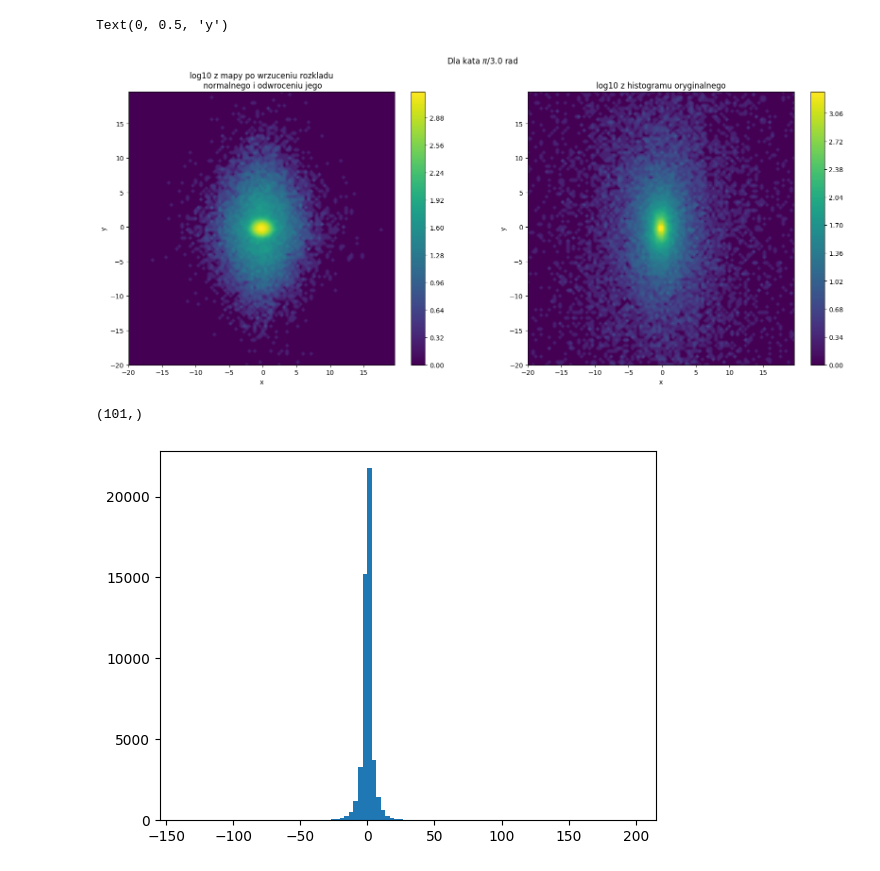
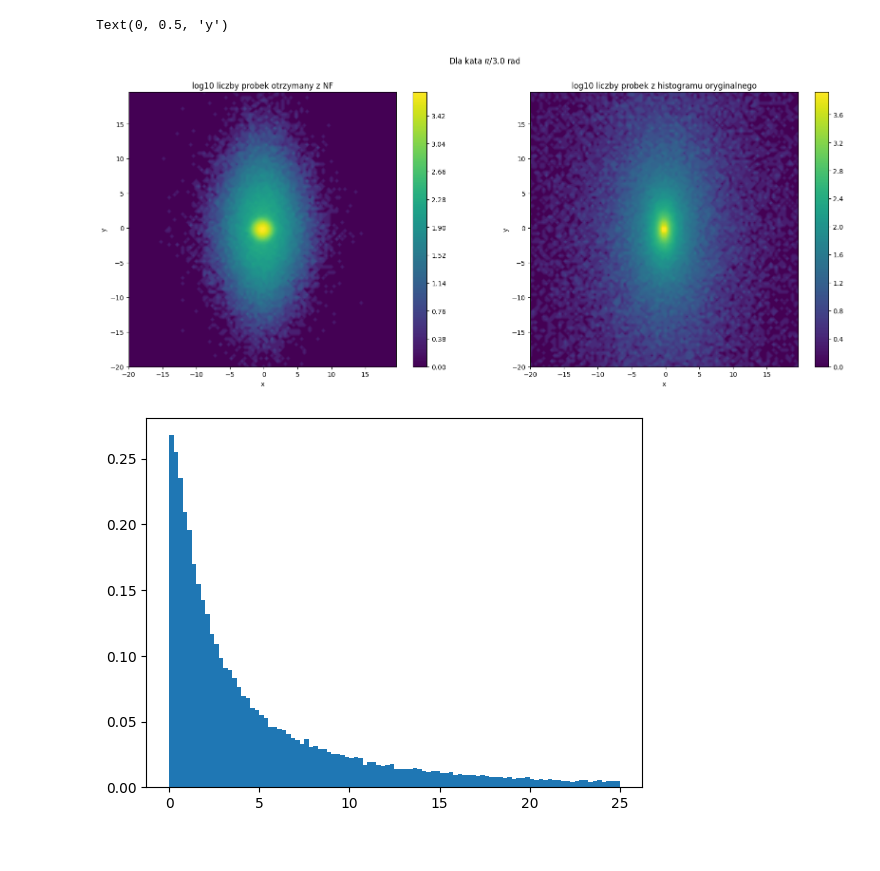
Before and after one commit to kluski777/PraktykiGAN, a Jupyter notebook: NF.ipynb, the cells around one changed output. Saved outputs shown, nothing was run; the diff lists cells and outputs as text; code cells hidden in the pictures.

```diff
--- a/NF.ipynb
+++ b/NF.ipynb
@@ -32,12 +32,11 @@ class NF_layer(nn.Module):
         self.translate = nn.Sequential(*translate_layers)
         self.scale = nn.Sequential(*scale_layers)
         self.optim = torch.optim.RMSprop(self.parameters(), lr=lr) # tu nie jestem pewny moze dwa oddzielne optimizery powinny isc idk
-
         self.to('cuda')
 
     # mozna dodac loss_backward z funkcja probkowania z NKG
     def loss(self, output: torch.Tensor, log_diag: torch.Tensor = None):
-        return 0.5 * (output ** 2).mean() - log_diag.mean() # No czekaj ale do czego to tak naprawde zmierza
+        return 0.5 * (output ** 2).mean() - log_diag.mean()
 
     def loss_and_step(self, output: torch.Tensor, log_diag: torch.Tensor = None):
         self.zero_grad()
@@ -48,7 +47,7 @@ class NF_layer(nn.Module):
 
     def calculate_forward(self, input: torch.Tensor, function: callable) -> torch.Tensor:
         div_indx = input.shape[-1] // 2
-        x1 = input[:, :div_indx]
+        x1 = input[:, :div_indx] # tutaj wypadaloby zrobic permutacje
         x2 = input[:, div_indx:]
 
         scaled = self.scale(x1)
@@ -60,10 +59,10 @@ class NF_layer(nn.Module):
         return z, diag_sum, x1
 
     def forward(self, input: torch.Tensor) -> torch.Tensor:
-        return self.calculate_forward(input, lambda x2, scaled, translated: (x2 + translated) * torch.exp(scaled))
+        return self.calculate_forward(input, lambda x2, scaled, translated: x2 * torch.exp(scaled) + translated)
 
     def inverse(self, input: torch.Tensor) -> torch.Tensor:
-        return self.calculate_forward(input, lambda x2, scaled, translated: x2 / torch.exp(scaled) - translated)
+        return self.calculate_forward(input, lambda x2, scaled, translated: (x2 - translated) / torch.exp(scaled))
 
 
 class NF(nn.Module):
@@ -75,13 +74,10 @@ class NF(nn.Module):
                 nn.Linear(input_size, input_size), nn.Softsign(),
                 nn.Linear(input_size, input_size),
                 nn.Linear(input_size, input_size),
-                nn.Linear(input_size, input_size),
-                nn.Linear(input_size, input_size),
             ]
 
         def translating_components():
             return [
-                nn.Linear(input_size, input_size),
                 nn.Linear(input_size, input_size),
             ]
 
@@ -114,6 +110,7 @@ class NF(nn.Module):
                 output = output.detach()
 
         if learn:
+            # AI mowi zeby dopiero tutaj robic update wag
             return losses
 
         return output
@@ -184,16 +181,16 @@ def learn_nf(nf_model: nn.Module, GENERATOR_SAMPLES_TO_RETURN: int, BATCH_SIZE:
 
 GENERATOR_SAMPLES_TO_RETURN = 768
 DIMS = GENERATOR_SAMPLES_TO_RETURN // 4
-BATCH_SIZE = 128
-EPOCHS = 1_500
-LR = 5e-4
+BATCH_SIZE = 512
+EPOCHS = 4_000
+LR = 1e-3
 
 zenith_angle = np.pi / 3
 
-x_model = NF(6, DIMS, LR)
+x_model = NF(4, DIMS, LR)
 x_loss = learn_nf(x_model, GENERATOR_SAMPLES_TO_RETURN, BATCH_SIZE, EPOCHS, zenith_angle, 0)
 
-y_model = NF(6, DIMS, LR)
+y_model = NF(4, DIMS, LR)
 y_loss = learn_nf(y_model, GENERATOR_SAMPLES_TO_RETURN, BATCH_SIZE, EPOCHS, zenith_angle, 1)
 # %% [output]
 100.0%
@@ -221,28 +218,28 @@ hist, x_edges, y_edges = np.histogram2d(x_nkg, y_nkg, bins=100, range=[[x_edges_
 fig, (ax1, ax2) = plt.subplots(nrows=1, ncols=2, figsize=(20, 7.5))
 plt.suptitle(rf'Dla kata $\pi / {(np.pi / zenith_angle):.1f}$ rad')
 
-ax1.set_title('log10 z mapy po wrzuceniu rozkladu\n normalnego i odwroceniu jego')
+ax1.set_title('log10 liczby probek otrzymany z NF')
 contour1 = ax1.contourf(x_edges[:-1], y_edges[:-1], np.log10(hist.T + 1), levels=200)
 plt.colorbar(contour1, ax=ax1)
 ax1.set_xlabel('x')
 ax1.set_ylabel('y')
 
 
-ax2.set_title('log10 z histogramu oryginalnego')
+ax2.set_title('log10 liczby probek z histogramu oryginalnego')
 contour2 = ax2.contourf(x_edges_orig[:-1], y_edges_orig[:-1], np.log10(original_hist.T + 1), levels=200)
 plt.colorbar(contour2, ax=ax2)
 ax2.set_xlabel('x')
 ax2.set_ylabel('y')
 # %% [output]
 Text(0, 0.5, 'y')
-[figure, old version]
+[figure, new version]
 # %%
 PROBE_SIZE = GENERATOR_SAMPLES_TO_RETURN * BATCH_SIZE
 values = get_2d_data(PROBE_SIZE, zenith_angle).reshape(BATCH_SIZE, -1, 2)
 x = torch.Tensor(values[:, :, 0]).cuda()
 x_inv = x_model.inverse(x_model.forward(x)).flatten().detach().cpu().numpy()
 
-a, b, c = plt.hist(x_inv, bins=100)
+res = torch.abs(x.flatten().cpu() - x_inv).numpy()
+_ = plt.hist(res, density=True, bins=100, range=[0, 25])
 # %% [output]
-(101,)
-[figure, old version]
+[figure, new version]
```
Also changed, not shown: parts of 1 cell of this notebook.
